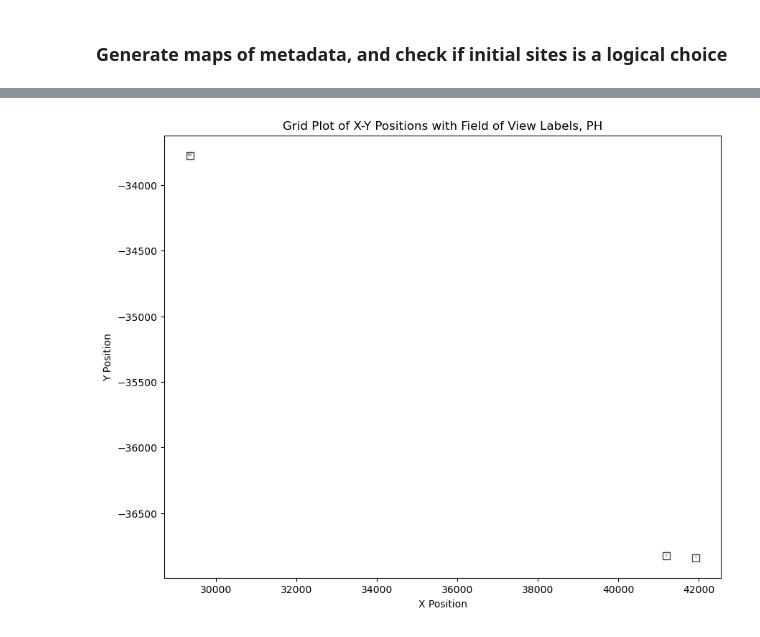
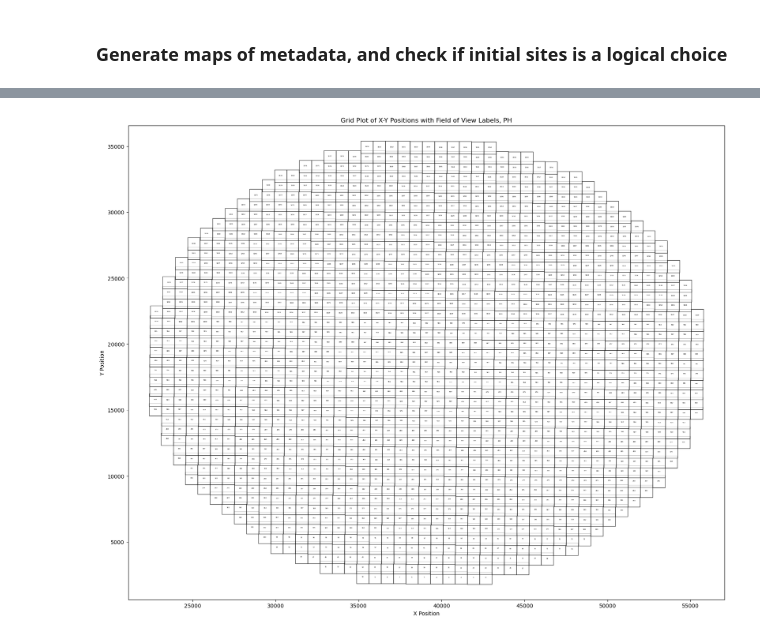
Before and after one commit to cheeseman-lab/brieflow, a Jupyter notebook: example_analysis/5.configure_merge_params.ipynb, the cells around one changed output, grey strips where cells are left out. Cells and saved outputs as stored; diff of their text form; code cells hidden in the pictures.

```diff
--- a/example_analysis/5.configure_merge_params.ipynb
+++ b/example_analysis/5.configure_merge_params.ipynb
@@ -21,7 +21,7 @@ ROOT_FP = "analysis_root/"
 # TODO: Figure out good way to use testing data for example analysis...
 # for now just use copied files from denali screen
 
-TEST_WELL = "A7"
+TEST_WELL = "B1"
 TEST_CYCLE = 1
 # %%
 ph_test_metadata_fp = f"{ROOT_FP}/preprocess/metadata/phenotype/" + get_filename(
@@ -37,5 +37,5 @@ sbs_test_metadata
 
 # TODO: Address this properly in metadata extraction
 # convert the lists in the x,y,z data to numbers
-ph_test_metadata[['x_data', 'y_data', 'z_data']] = ph_test_metadata[['x_data', 'y_data', 'z_data']].applymap(lambda x: float(x.strip("[]")))
-sbs_test_metadata[['x_data', 'y_data', 'z_data']] = sbs_test_metadata[['x_data', 'y_data', 'z_data']].applymap(lambda x: float(x.strip("[]")))
+# ph_test_metadata[['x_data', 'y_data', 'z_data']] = ph_test_metadata[['x_data', 'y_data', 'z_data']].applymap(lambda x: float(x.strip("[]")))
+# sbs_test_metadata[['x_data', 'y_data', 'z_data']] = sbs_test_metadata[['x_data', 'y_data', 'z_data']].applymap(lambda x: float(x.strip("[]")))
@@ -42,31 +47,31 @@ sbs_test_metadata[['x_data', 'y_data', 'z_data']] = sbs_test_metadata[['x_data',
 # %%
-plt.figure(figsize=(10, 8))
+plt.figure(figsize=(20, 16))
 
 # Scatter plot with squares for each point
 plt.scatter(
     ph_test_metadata["x_data"],
     ph_test_metadata["y_data"],
-    s=50,
+    s=500,
     c="white",
     marker="s",
     edgecolors="black",
     linewidths=1,
     alpha=0.7,
 )
 
 # Label each point with the 'field_of_view' variable
 for i, txt in enumerate(ph_test_metadata["tile"]):
     plt.annotate(
         txt,
         (ph_test_metadata["x_data"].iloc[i], ph_test_metadata["y_data"].iloc[i]),
         textcoords="offset points",
         xytext=(0, 0),
         ha="center",
         fontsize=3,
     )
 plt.xlabel("X Position")
 plt.ylabel("Y Position")
 plt.title("Grid Plot of X-Y Positions with Field of View Labels, PH")
 plt.show()
 # %% [output]
-[figure, old version]
+[figure, new version]
```
Also changed, not shown: parts of 4 cells of this notebook, 3 other files.
